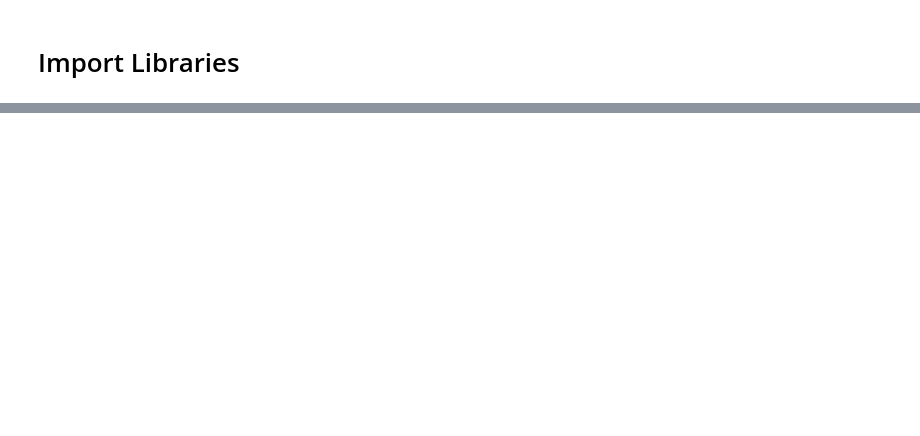
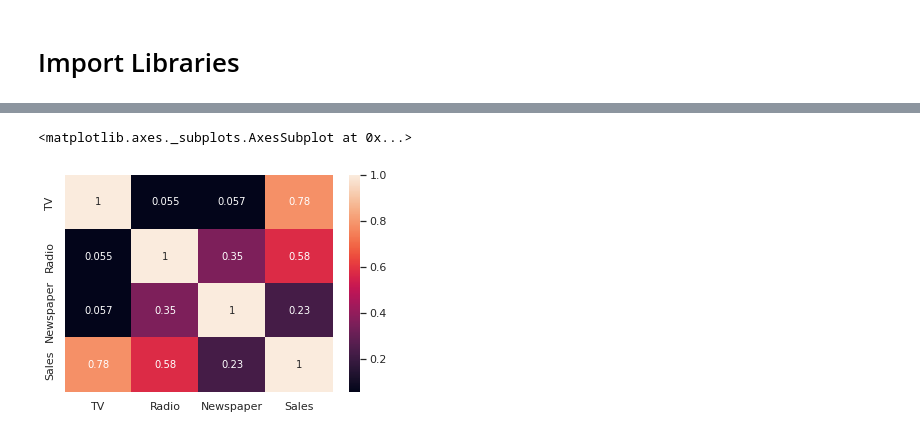
Before and after one commit to musxeni/Predictive-Analytics-, a Jupyter notebook: Adv_Sales_Linear_Regression.ipynb, the cells around one changed output, grey strips where cells are left out. Saved outputs shown, nothing was run; the diff lists cells and outputs as text; code cells hidden in the pictures; blank space fills up the shorter version.

```diff
--- a/Adv_Sales_Linear_Regression.ipynb
+++ b/Adv_Sales_Linear_Regression.ipynb
@@ -2,3 +2,9 @@
 <a href="https://colab.research.google.com/github/musxeni/Predictive-Analytics-/blob/main/Adv_Sales_Linear_Regression.ipynb" target="_parent"><img src="https://colab.research.google.com/assets/colab-badge.svg" alt="Open In Colab"/></a>
 # %% [markdown]
 # Import Libraries
+# %%
+import pandas as pd
+import numpy as np
+import seaborn as sns
+import matplotlib.pyplot as plt
+sns.set()
@@ -4,0 +13,2 @@
+# %%
+adv_df = pd.read_csv('https://raw.githubusercontent.com/niteen11/data301_predictive_analytics_machine_learning/main/data/advertising_sales_prediction.csv')
@@ -4,0 +34,2 @@
+# %%
+adv_df = adv_df.drop(columns=['Unnamed: 0'])
@@ -4,0 +195,5 @@
+# %%
+sns.heatmap(adv_df.corr(),annot=True)
+# %% [output]
+<matplotlib.axes._subplots.AxesSubplot at 0x...>
+[figure, added]
```
Also changed, not shown: parts of 41 cells of this notebook.
